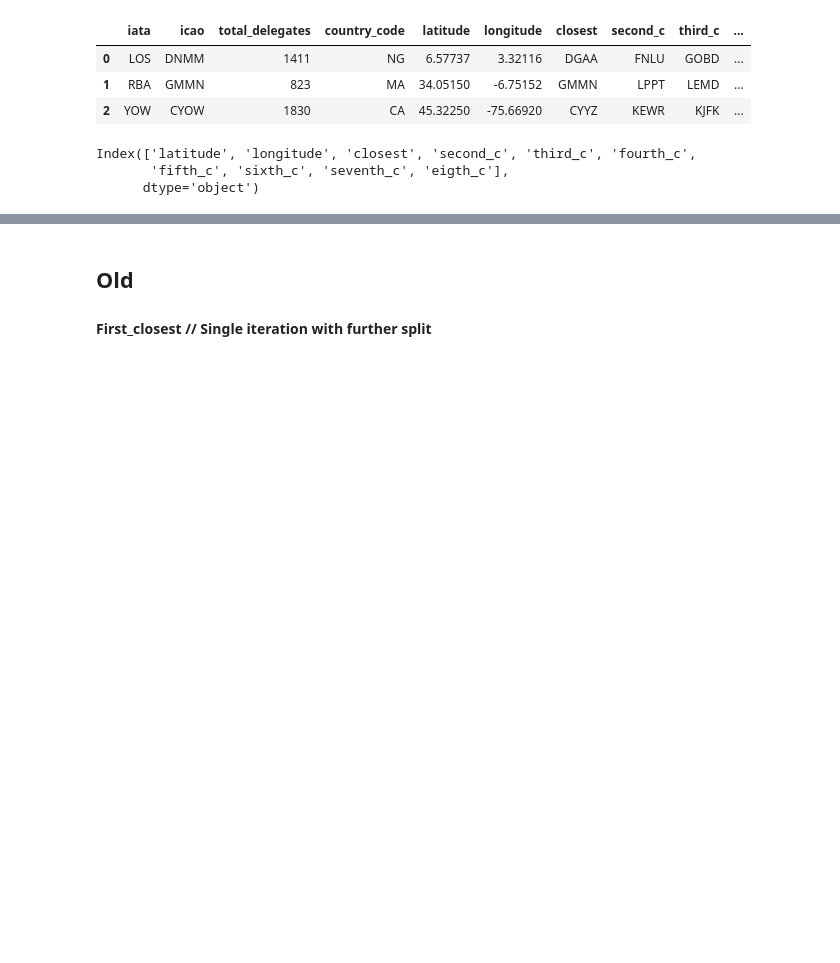
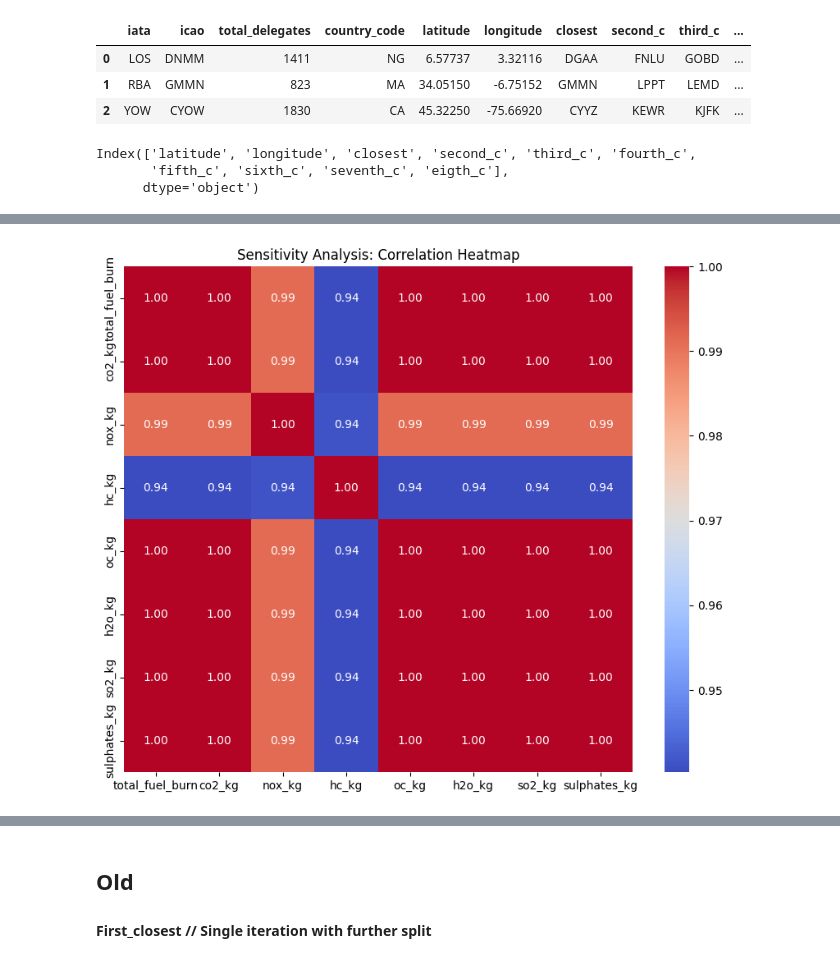
Before and after one commit to lukasschirren/COP_flight_analysis, a Jupyter notebook: cop28_delegate_list.ipynb, the cells around one changed output, grey strips where cells are left out. Saved outputs shown, nothing was run; the diff lists cells and outputs as text; code cells hidden in the pictures; blank space fills up the shorter version.

```diff
--- a/cop28_delegate_list.ipynb
+++ b/cop28_delegate_list.ipynb
@@ -408,0 +440,10 @@ fig.show()
+# %%
+# Sensitivity Analysis
+sensitivity_data = unique_flights_df[['total_fuel_burn', 'co2_kg', 'nox_kg', 'hc_kg', 'oc_kg', 'h2o_kg', 'so2_kg', 'sulphates_kg']]
+
+plt.figure(figsize=(10, 8))
+sns.heatmap(sensitivity_data.corr(), annot=True, cmap='coolwarm', fmt=".2f")
+plt.title('Sensitivity Analysis: Correlation Heatmap')
+plt.show()
+# %% [output]
+[figure, added]
```
Also changed, not shown: parts of 25 cells of this notebook, 6 other files.
